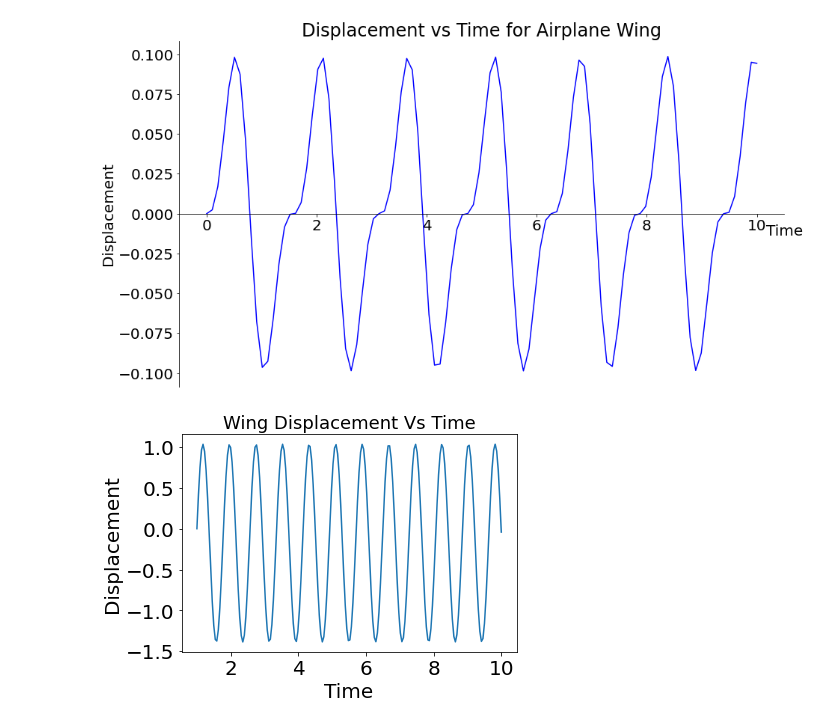
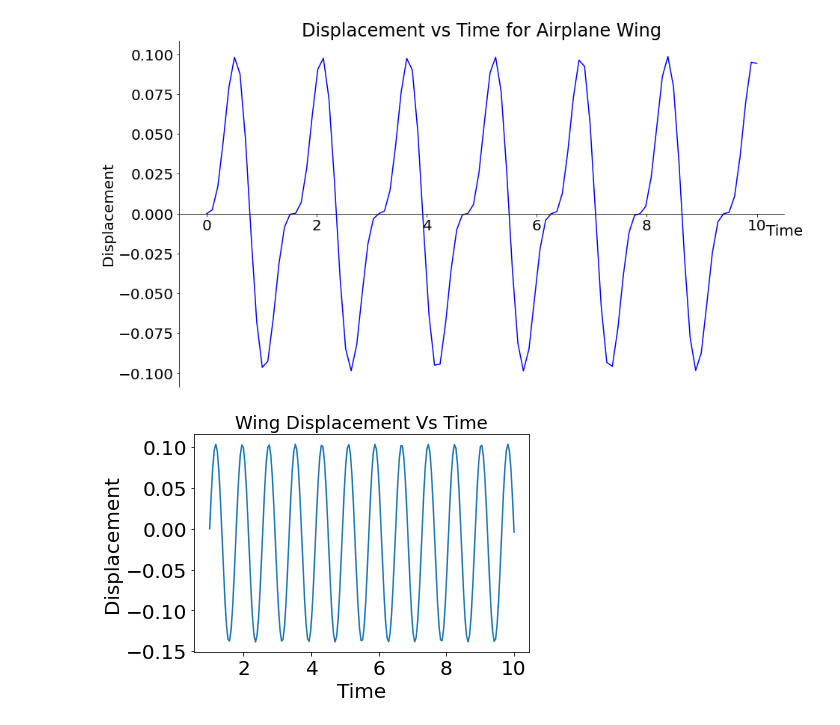
Before and after one commit to DrakeCullen/MathematicalModeling, a Jupyter notebook: Flying with DiffEqs.ipynb, the cells around one changed output. Drawn from its saved outputs; the diff is of its cells as text; code cells hidden in the pictures.

```diff
--- a/Flying with DiffEqs.ipynb
+++ b/Flying with DiffEqs.ipynb
@@ -78,16 +81,16 @@ plt.show()
 # %%
 def f(u,x):
     return (850*u[1],-13600*u[1]+1550*np.sin(8*x))
 
 y0 = [0,0]
 xs = np.linspace(1,10,200)
 us = odeint(f,y0,xs)
-ys = us[:,0]/10
+ys = us[:,0]/100
 plt.plot(xs,ys)
 plt.rcParams.update({'font.size': 15})
 plt.title("Wing Displacement Vs Time")
 plt.ylabel("Displacement")
 plt.xlabel("Time")
 plt.show()
 # %% [output]
-[figure, old version]
+[figure, new version]
```
Also changed, not shown: parts of 2 cells of this notebook.
